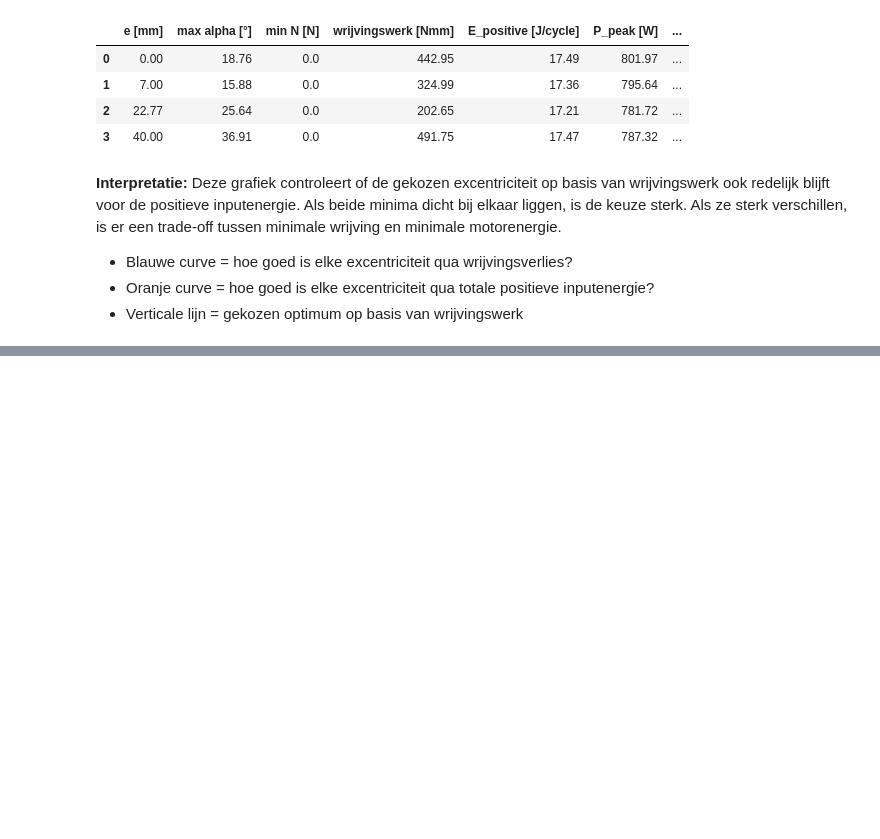
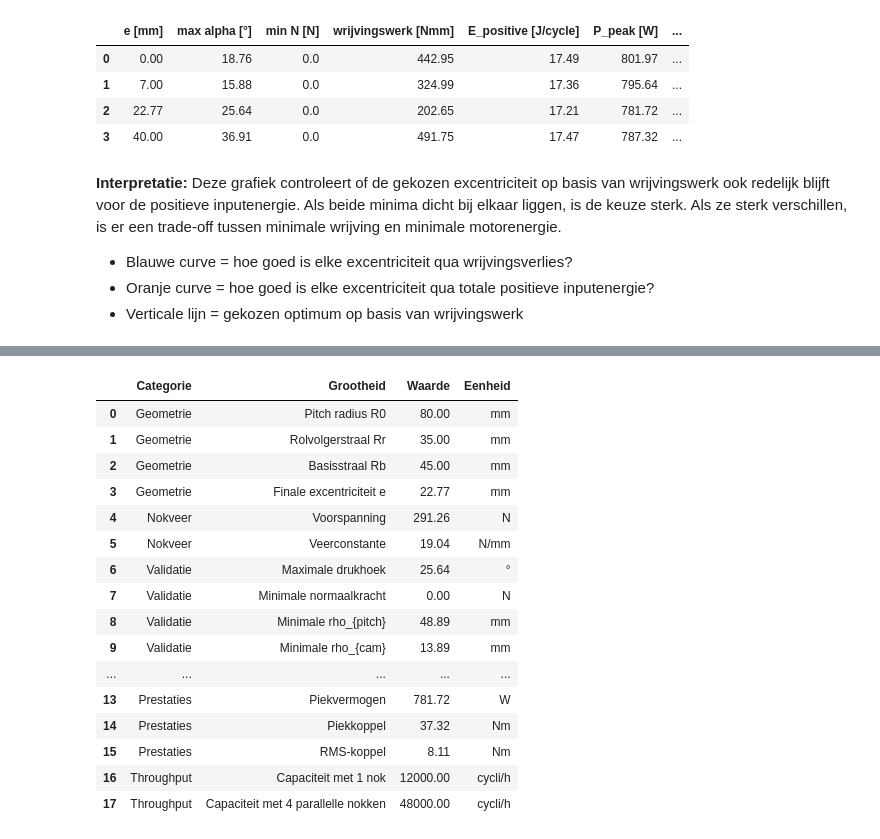
Before and after one commit to Vermizzi/Project_Bewegingen_TriVik, a Jupyter notebook: Finaal_nokken.ipynb, the cells around one changed output, grey strips where cells are left out. Saved outputs shown, nothing was run; the diff lists cells and outputs as text; code cells hidden in the pictures; blank space fills up the shorter version.

```diff
--- a/Finaal_nokken.ipynb
+++ b/Finaal_nokken.ipynb
@@ -2452,0 +2460,66 @@ display(eccentricity_check_table.round(2))
+# %%
+# Finale ontwerpwaarden verzamelen
+
+exc_final = exc_optimal_friction
+
+max_alpha_final = np.max(np.abs(np.rad2deg(pressure_angle_opt)))
+min_normalforce_final = np.min(normalforce_tot_opt)
+
+# Uit ondersnijdingscontrole
+rho_pitch_min_final = min(rho_at_design.values())
+rho_cam_min_final = rho_pitch_min_final - Rr
+
+# Uit vermogensanalyse met wrijving
+P_avg_positive_final = metrics_with_friction["P_avg_positive"]
+P_peak_final = metrics_with_friction["P_peak"]
+T_peak_final = metrics_with_friction["T_peak_abs"]
+T_rms_final = metrics_with_friction["T_rms"]
+E_positive_final = metrics_with_friction["E_positive"]
+
+throughput_1_cam = rpm * 60
+throughput_4_parallel = 4 * rpm * 60
+
+final_design_table = pd.DataFrame([
+    {"Categorie": "Geometrie", "Grootheid": "Pitch radius R0", "Waarde": R0, "Eenheid": "mm"},
+    {"Categorie": "Geometrie", "Grootheid": "Rolvolgerstraal Rr", "Waarde": Rr, "Eenheid": "mm"},
+    {"Categorie": "Geometrie", "Grootheid": "Basisstraal Rb", "Waarde": base_radius, "Eenheid": "mm"},
+    {"Categorie": "Geometrie", "Grootheid": "Finale excentriciteit e", "Waarde": exc_final, "Eenheid": "mm"},
+
+    {"Categorie": "Nokveer", "Grootheid": "Voorspanning", "Waarde": spring_preload, "Eenheid": "N"},
+    {"Categorie": "Nokveer", "Grootheid": "Veerconstante", "Waarde": spring_constant, "Eenheid": "N/mm"},
+
+    {"Categorie": "Validatie", "Grootheid": "Maximale drukhoek", "Waarde": max_alpha_final, "Eenheid": "°"},
+    {"Categorie": "Validatie", "Grootheid": "Minimale normaalkracht", "Waarde": min_normalforce_final, "Eenheid": "N"},
+    {"Categorie": "Validatie", "Grootheid": "Minimale rho_{pitch}", "Waarde": rho_pitch_min_final, "Eenheid": "mm"},
+    {"Categorie": "Validatie", "Grootheid": "Minimale rho_{cam}", "Waarde": rho_cam_min_final, "Eenheid": "mm"},
+
+    {"Categorie": "Prestaties", "Grootheid": "Toerental", "Waarde": rpm, "Eenheid": "rpm"},
+    {"Categorie": "Prestaties", "Grootheid": "Positieve energie per cyclus", "Waarde": E_positive_final, "Eenheid": "J/cyclus"},
+    {"Categorie": "Prestaties", "Grootheid": "Gemiddeld positief vermogen", "Waarde": P_avg_positive_final, "Eenheid": "W"},
+    {"Categorie": "Prestaties", "Grootheid": "Piekvermogen", "Waarde": P_peak_final, "Eenheid": "W"},
+    {"Categorie": "Prestaties", "Grootheid": "Piekkoppel", "Waarde": T_peak_final, "Eenheid": "Nm"},
+    {"Categorie": "Prestaties", "Grootheid": "RMS-koppel", "Waarde": T_rms_final, "Eenheid": "Nm"},
+
+    {"Categorie": "Throughput", "Grootheid": "Capaciteit met 1 nok", "Waarde": throughput_1_cam, "Eenheid": "cycli/h"},
+    {"Categorie": "Throughput", "Grootheid": "Capaciteit met 4 parallelle nokken", "Waarde": throughput_4_parallel, "Eenheid": "cycli/h"},
+])
+
+display(final_design_table.round(2))
+# %% [output]
+|  | Categorie | Grootheid | Waarde | Eenheid |
+| 0 | Geometrie | Pitch radius R0 | 80.00 | mm |
+| 1 | Geometrie | Rolvolgerstraal Rr | 35.00 | mm |
+| 2 | Geometrie | Basisstraal Rb | 45.00 | mm |
+| 3 | Geometrie | Finale excentriciteit e | 22.77 | mm |
+| 4 | Nokveer | Voorspanning | 291.26 | N |
+| 5 | Nokveer | Veerconstante | 19.04 | N/mm |
+| 6 | Validatie | Maximale drukhoek | 25.64 | ° |
+| 7 | Validatie | Minimale normaalkracht | 0.00 | N |
+| 8 | Validatie | Minimale rho_{pitch} | 48.89 | mm |
+| 9 | Validatie | Minimale rho_{cam} | 13.89 | mm |
+| ... | ... | ... | ... | ... |
+| 13 | Prestaties | Piekvermogen | 781.72 | W |
+| 14 | Prestaties | Piekkoppel | 37.32 | Nm |
+| 15 | Prestaties | RMS-koppel | 8.11 | Nm |
+| 16 | Throughput | Capaciteit met 1 nok | 12000.00 | cycli/h |
+| 17 | Throughput | Capaciteit met 4 parallelle nokken | 48000.00 | cycli/h |
```
Also changed, not shown: parts of 8 cells of this notebook.
